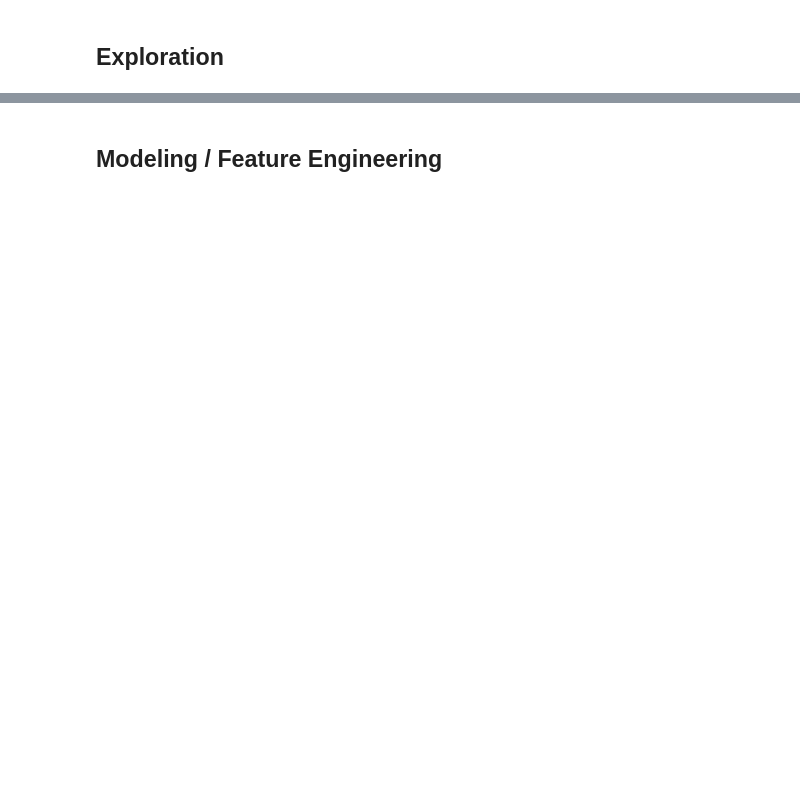
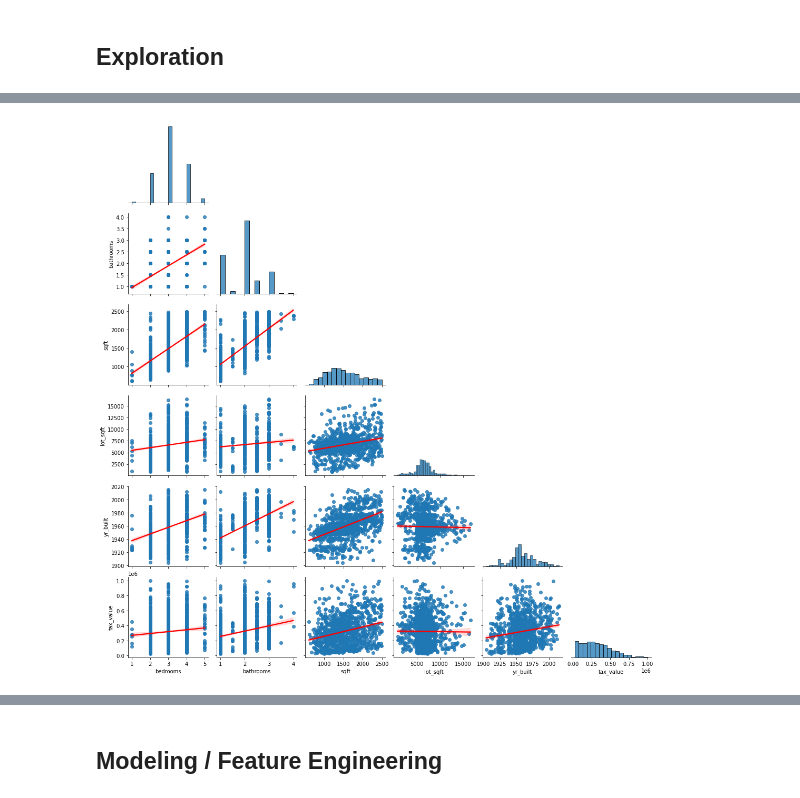
Before and after one commit to jnolf/codeup-regression-project, a Jupyter notebook: zillow_workbook.ipynb, the cells around one changed output, grey strips where cells are left out. Saved outputs shown, nothing was run; the diff lists cells and outputs as text; code cells hidden in the pictures; blank space fills up the shorter version.

```diff
--- a/zillow_workbook.ipynb
+++ b/zillow_workbook.ipynb
@@ -206,10 +244,2 @@ train.shape, validate.shape, test.shape
 # %% [markdown]
 ## Exploration
-# %%
-# Create a function to use that takes in continuous columns and plots
-# Create continuous columns to plot
-cont_cols = ['bedrooms', 'bathrooms', 'sqft', 'tax_value']
-
-# Create a plot
-def plot_variable_pairs(df):
-    sns.pairplot(df, kind='reg', plot_kws={'line_kws':{'color':'red'}}, corner = True)
@@ -234,0 +267,11 @@ corr_matrix['tax_value'].sort_values(ascending = False).reset_index()
+# %%
+cont_cols = ['bedrooms', 'bathrooms', 'sqft', 'lot_sqft', 'yr_built', 'tax_value']
+# %%
+def plot_variable_pairs(df):
+    # plot the columns in a pairplot
+    sns.pairplot(df, kind = 'reg', corner = True, plot_kws={'line_kws':{'color':'red'}})
+    plt.show()
+# %%
+plot_variable_pairs(train[cont_cols].sample(1000))
+# %% [output]
+[figure, added]
```
Also changed, not shown: parts of 113 cells of this notebook, 3 other files.
